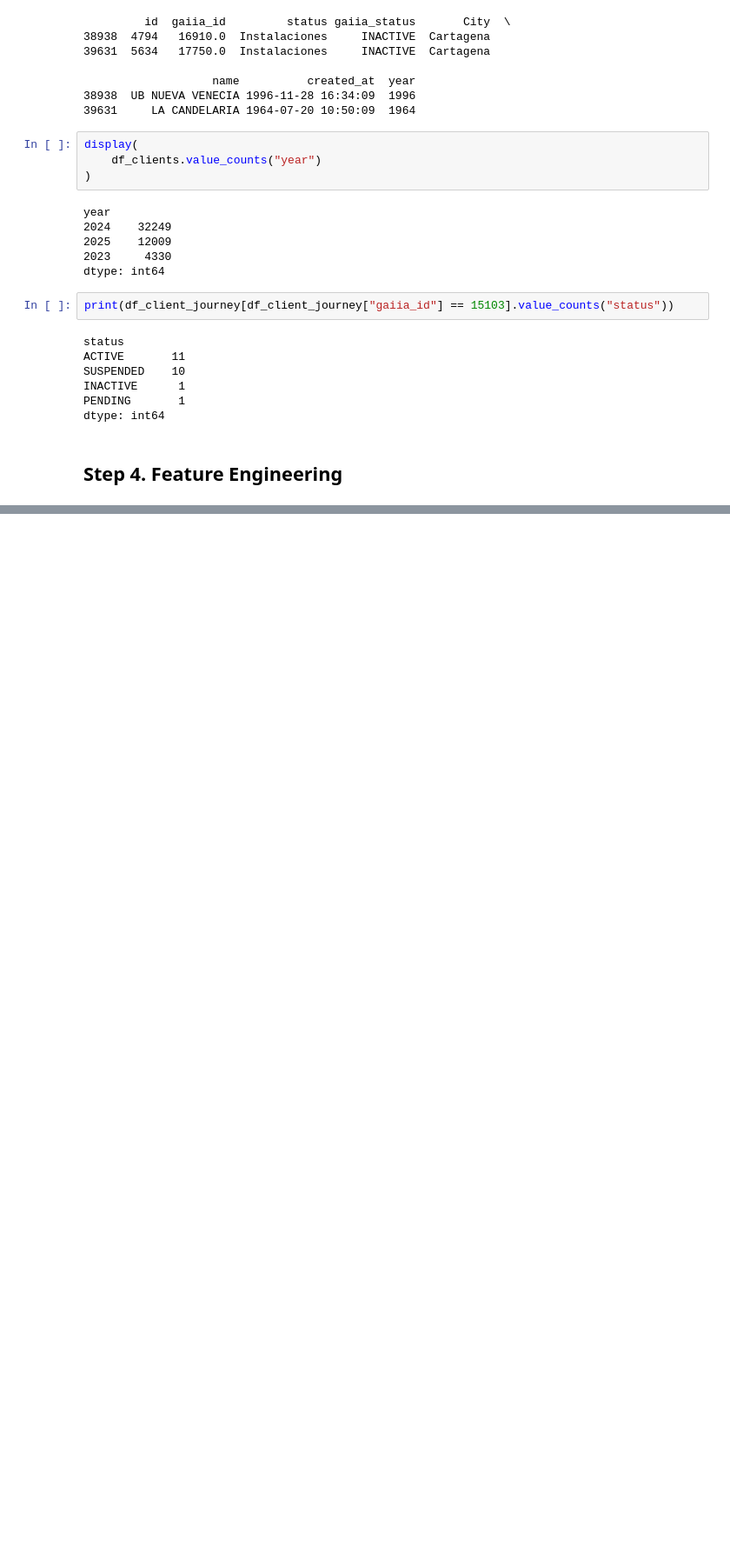
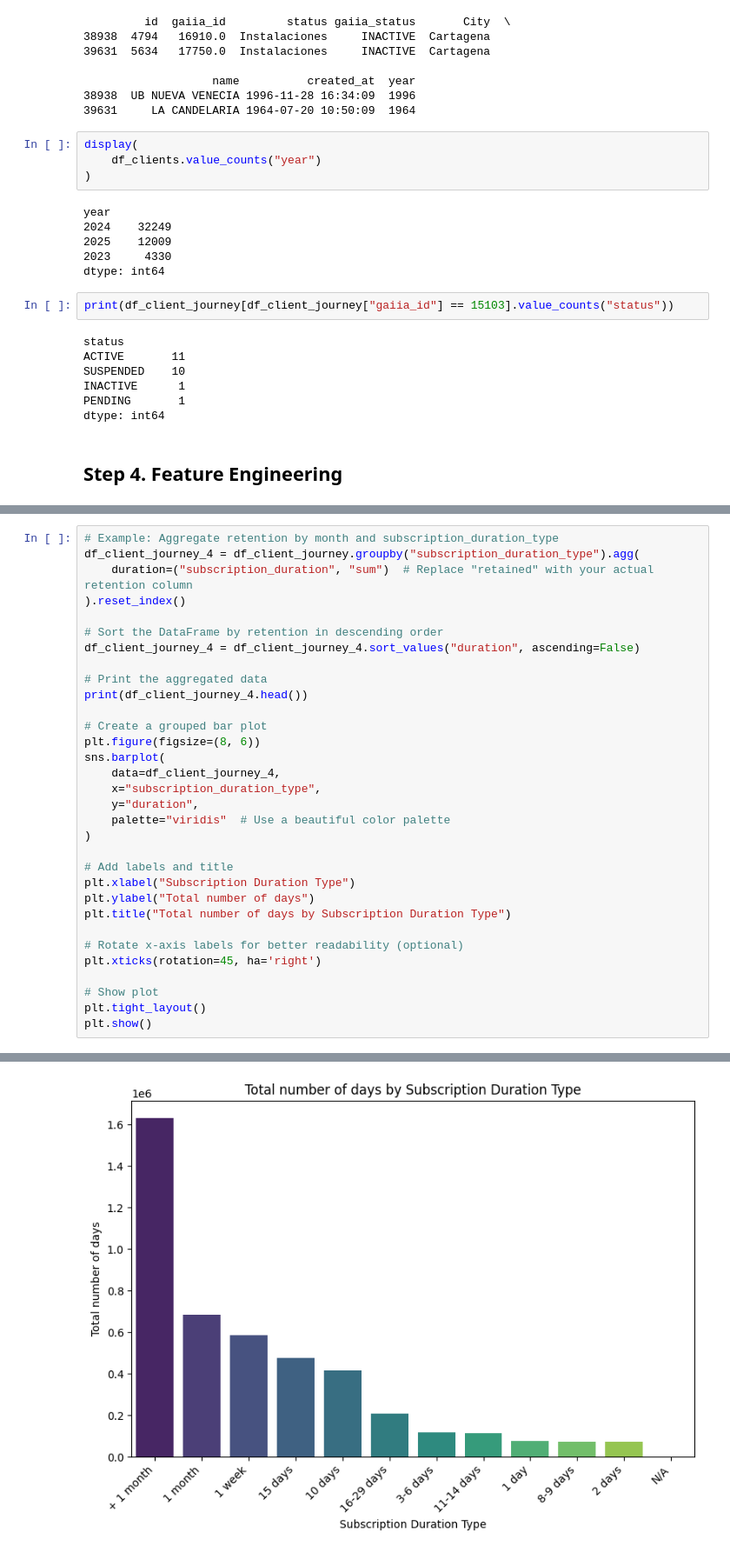
Before and after one commit to mcabas/job_search_tests, a Jupyter notebook: Fibrazo/EDA_fibrazo.ipynb, the cells around one changed output, grey strips where cells are left out. Shown at 87% size. Drawn from its saved outputs; the diff is of its cells as text; blank space fills up the shorter version.

```diff
--- a/Fibrazo/EDA_fibrazo.ipynb
+++ b/Fibrazo/EDA_fibrazo.ipynb
@@ -809,0 +966,33 @@ dtype: int64
+# %%
+# Example: Aggregate retention by month and subscription_duration_type
+df_client_journey_4 = df_client_journey.groupby("subscription_duration_type").agg(
+    duration=("subscription_duration", "sum")  # Replace "retained" with your actual retention column
+).reset_index()
+
+# Sort the DataFrame by retention in descending order
+df_client_journey_4 = df_client_journey_4.sort_values("duration", ascending=False)
+
+# Print the aggregated data
+print(df_client_journey_4.head())
+
+# Create a grouped bar plot
+plt.figure(figsize=(8, 6))
+sns.barplot(
+    data=df_client_journey_4,
+    x="subscription_duration_type",
+    y="duration",
+    palette="viridis"  # Use a beautiful color palette
+)
+
+# Add labels and title
+plt.xlabel("Subscription Duration Type")
+plt.ylabel("Total number of days")
+plt.title("Total number of days by Subscription Duration Type")
+
+# Rotate x-axis labels for better readability (optional)
+plt.xticks(rotation=45, ha='right')
+
+# Show plot
+plt.tight_layout()
+plt.show()
+# %% [output]
@@ -809,0 +1005 @@ dtype: int64
+[figure, added]
```
Also changed, not shown: parts of 45 cells of this notebook.
